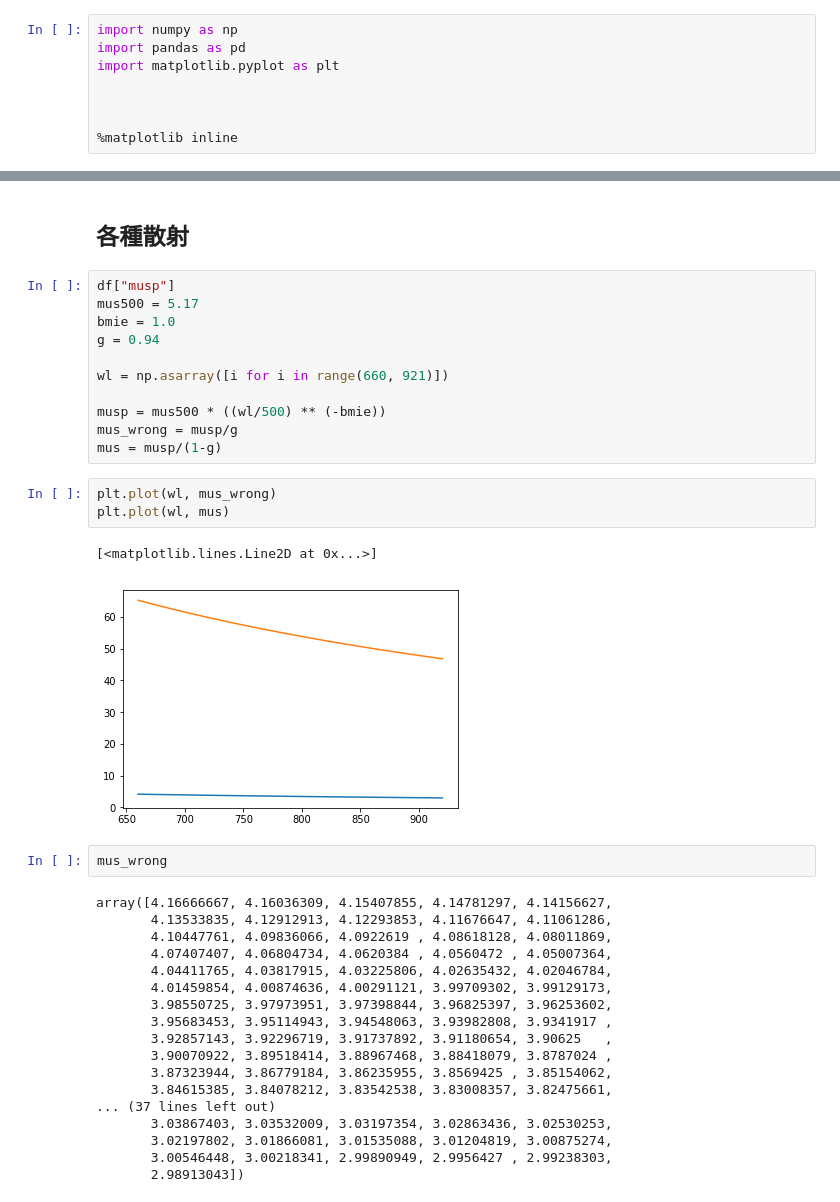
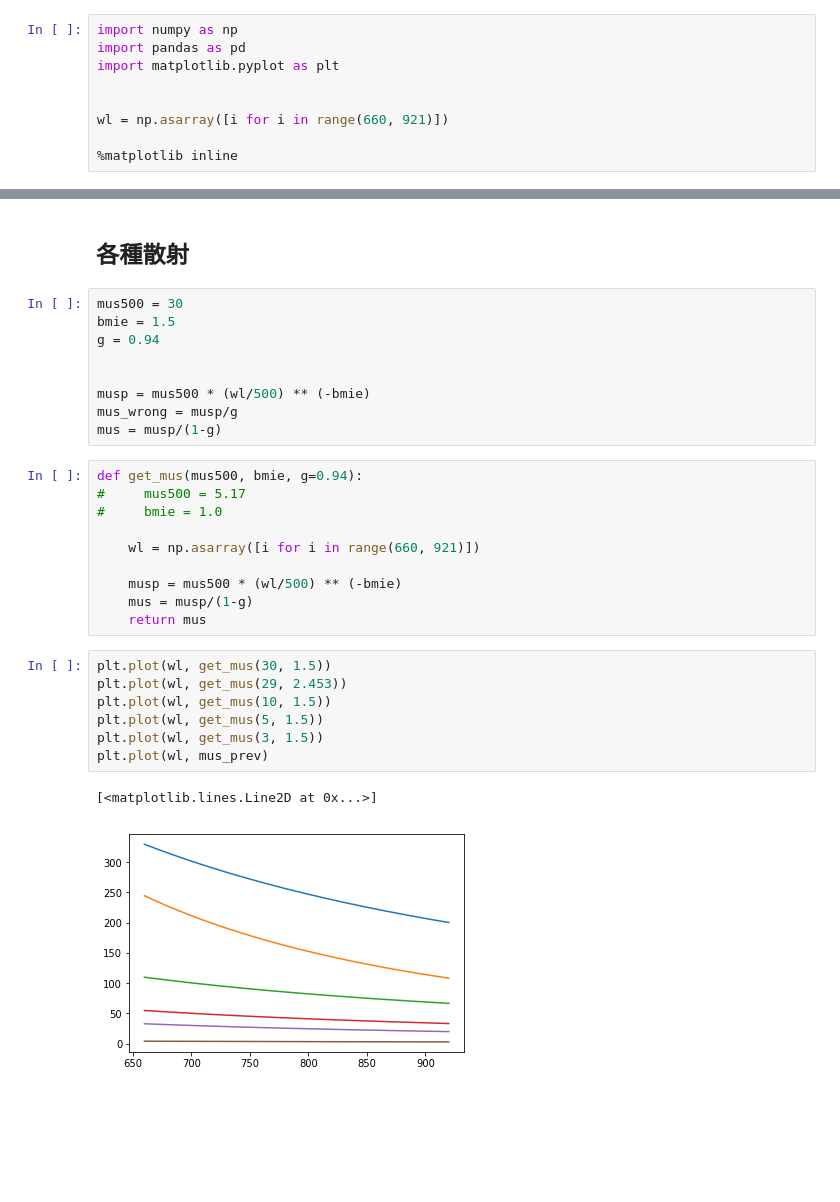
Before and after one commit to ToastCheng/ijv, a Jupyter notebook: n_mua_mus_observe.ipynb, the cells around one changed output, grey strips where cells are left out. Drawn from its saved outputs; the diff is of its cells as text; blank space fills up the shorter version.

```diff
--- a/n_mua_mus_observe.ipynb
+++ b/n_mua_mus_observe.ipynb
@@ -4,6 +4,7 @@ import pandas as pd
 import matplotlib.pyplot as plt
 
 
+wl = np.asarray([i for i in range(660, 921)])
 
 %matplotlib inline
 # %%
@@ -75,40 +111,32 @@ plt.plot(df["wavelength"], df["collagen"], label="collagen")
 [figure]
 # %% [markdown]
 ## 各種散射
+# %%
+mus500 = 30
+bmie = 1.5
+g = 0.94
+
+
+musp = mus500 * (wl/500) ** (-bmie)
+mus_wrong = musp/g
+mus = musp/(1-g)
 # %%
-df["musp"]
-mus500 = 5.17
-bmie = 1.0
-g = 0.94
+def get_mus(mus500, bmie, g=0.94):
+#     mus500 = 5.17
+#     bmie = 1.0
 
-wl = np.asarray([i for i in range(660, 921)])
+    wl = np.asarray([i for i in range(660, 921)])
 
-musp = mus500 * ((wl/500) ** (-bmie))
-mus_wrong = musp/g
-mus = musp/(1-g)
+    musp = mus500 * (wl/500) ** (-bmie)
+    mus = musp/(1-g)
+    return mus
-# %%
-plt.plot(wl, mus_wrong)
-plt.plot(wl, mus)
-# %% [output]
-[<matplotlib.lines.Line2D at 0x...>]
-[figure, removed]
-# %%
-mus_wrong
-# %% [output]
-array([4.16666667, 4.16036309, 4.15407855, 4.14781297, 4.14156627,
-       4.13533835, 4.12912913, 4.12293853, 4.11676647, 4.11061286,
-       4.10447761, 4.09836066, 4.0922619 , 4.08618128, 4.08011869,
-       4.07407407, 4.06804734, 4.0620384 , 4.0560472 , 4.05007364,
-       4.04411765, 4.03817915, 4.03225806, 4.02635432, 4.02046784,
-       4.01459854, 4.00874636, 4.00291121, 3.99709302, 3.99129173,
-       3.98550725, 3.97973951, 3.97398844, 3.96825397, 3.96253602,
-       3.95683453, 3.95114943, 3.94548063, 3.93982808, 3.9341917 ,
-       3.92857143, 3.92296719, 3.91737892, 3.91180654, 3.90625   ,
-       3.90070922, 3.89518414, 3.88967468, 3.88418079, 3.8787024 ,
-       3.87323944, 3.86779184, 3.86235955, 3.8569425 , 3.85154062,
-       3.84615385, 3.84078212, 3.83542538, 3.83008357, 3.82475661,
-... (37 lines left out)
-       3.03867403, 3.03532009, 3.03197354, 3.02863436, 3.02530253,
-       3.02197802, 3.01866081, 3.01535088, 3.01204819, 3.00875274,
-       3.00546448, 3.00218341, 2.99890949, 2.9956427 , 2.99238303,
-       2.98913043])
+# %%
+plt.plot(wl, get_mus(30, 1.5))
+plt.plot(wl, get_mus(29, 2.453))
+plt.plot(wl, get_mus(10, 1.5))
+plt.plot(wl, get_mus(5, 1.5))
+plt.plot(wl, get_mus(3, 1.5))
+plt.plot(wl, mus_prev)
+# %% [output]
+[<matplotlib.lines.Line2D at 0x...>]
+[figure, added]
```
Also changed, not shown: parts of 5 cells of this notebook.
